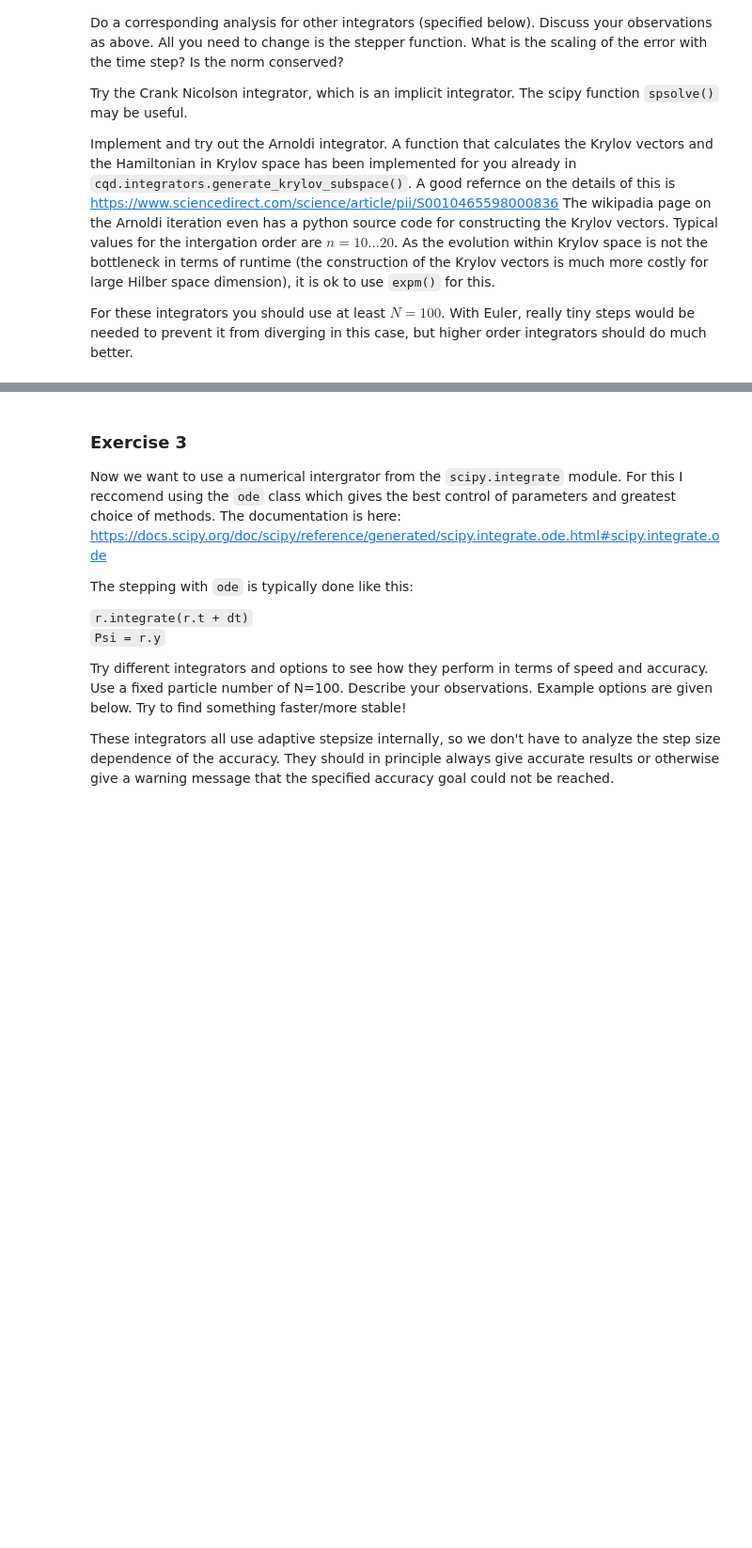
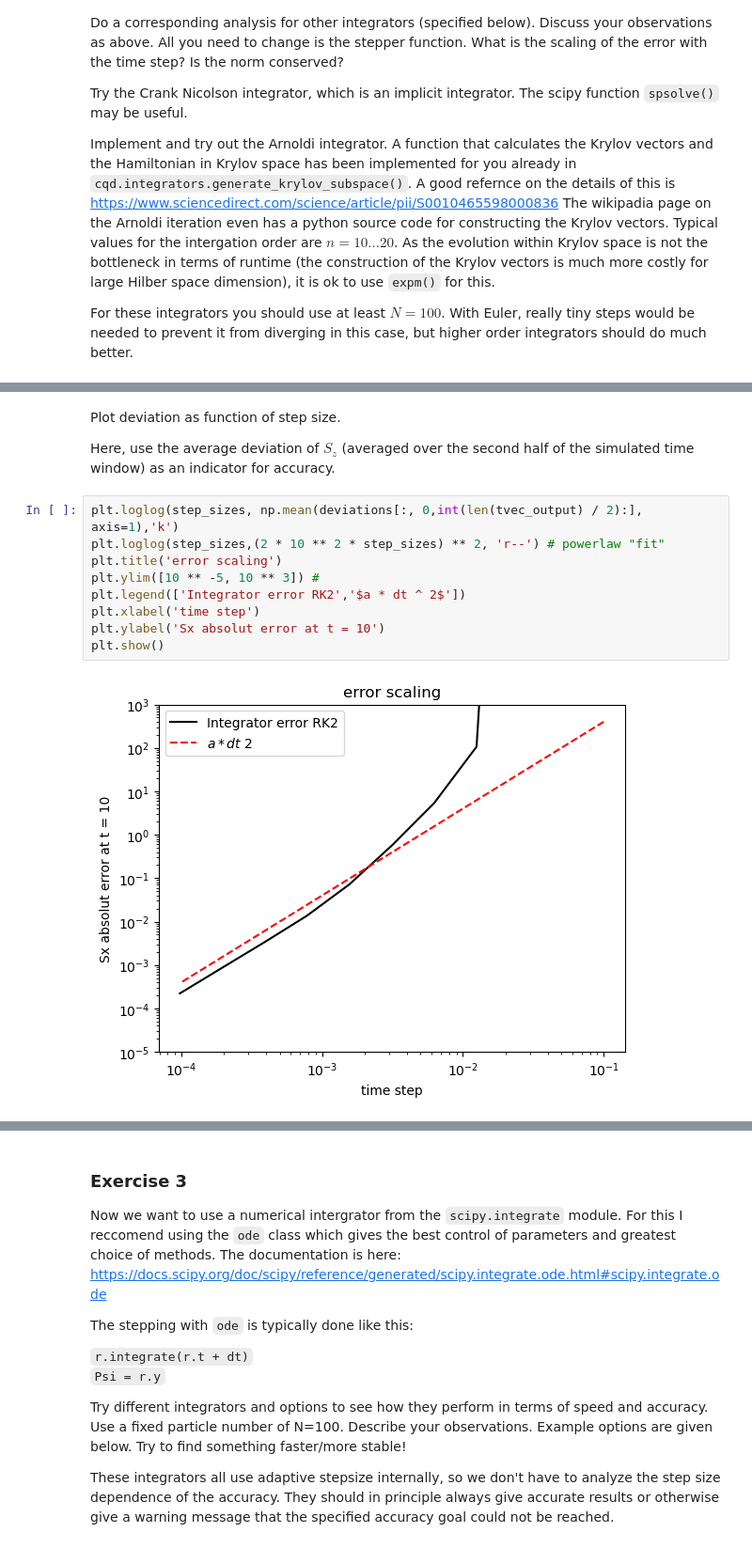
Before and after one commit to Abiyzelalem27/QuantumDynamicsLab, a Jupyter notebook: Solutions/exercise6_sol.ipynb, the cells around one changed output, grey strips where cells are left out. Shown at 94% size. Cells and saved outputs as stored; diff of their text form; blank space fills up the shorter version.

```diff
--- a/Solutions/exercise6_sol.ipynb
+++ b/Solutions/exercise6_sol.ipynb
@@ -139,0 +244,15 @@ For these integrators you should use at least $N=100$. With Euler, really tiny s
+# %% [markdown]
+Plot deviation as function of step size.
+
+Here, use the average deviation of $S_z$ (averaged over the second half of the simulated time window) as an indicator for accuracy.
+# %%
+plt.loglog(step_sizes, np.mean(deviations[:, 0,int(len(tvec_output) / 2):], axis=1),'k')
+plt.loglog(step_sizes,(2 * 10 ** 2 * step_sizes) ** 2, 'r--') # powerlaw "fit"
+plt.title('error scaling')
+plt.ylim([10 ** -5, 10 ** 3]) #
+plt.legend(['Integrator error RK2','$a * dt ^ 2$'])
+plt.xlabel('time step')
+plt.ylabel('Sx absolut error at t = 10')
+plt.show()
+# %% [output]
+[figure, added]
```
Also changed, not shown: parts of 47 cells of this notebook, 10 other files.
